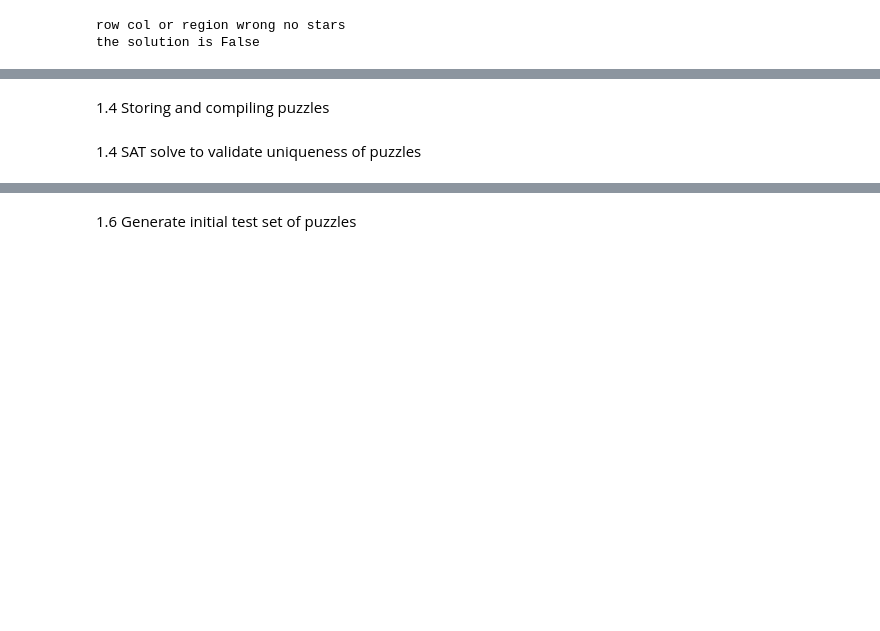
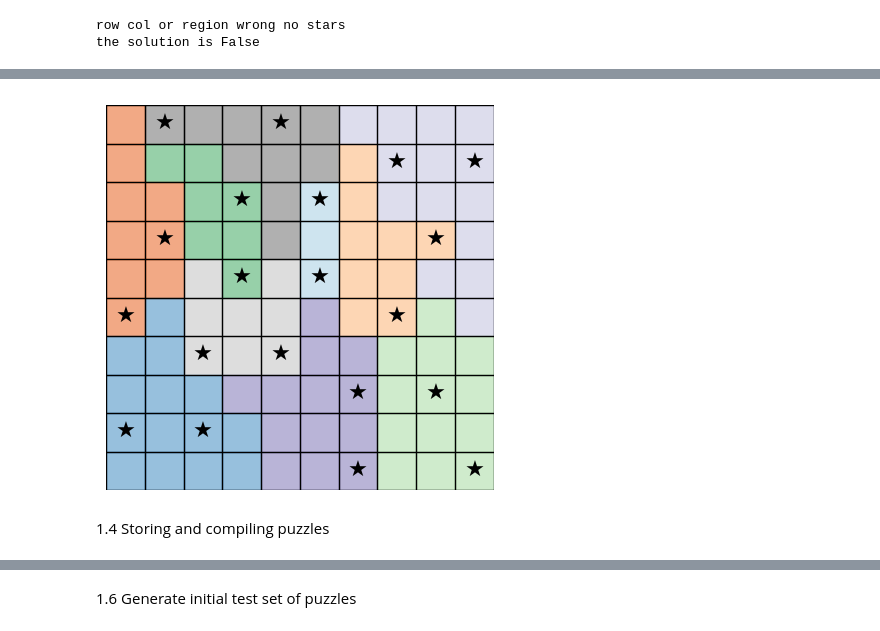
Before and after one commit to smjw/StarBattle, a Jupyter notebook: notebook.ipynb, the cells around one changed output, grey strips where cells are left out. Cells and saved outputs as stored; diff of their text form; code cells hidden in the pictures; blank space fills up the shorter version.

```diff
--- a/notebook.ipynb
+++ b/notebook.ipynb
@@ -628,0 +725,16 @@ examples class
+# %%
+layout1 = layout()
+solution = puzzle_solver(layout1)
+print(solution)
+
+while True:
+    puzzle = layout()
+    solution = puzzle_solver(puzzle)
+    print(solution)
+    if solution is not None:
+        print("\nSolvable layout found!")
+        print("Puzzle layout:")
+        print(puzzle)
+        print("\nSolved puzzle:")
+        print(solution)
+        break  # Exit loop when a solvable layout is found
@@ -629,4 +759,6 @@ examples class
+# %%
+visualize_star_battle(puzzle, solution)
+# %% [output]
+[figure, added]
 # %% [markdown]
 1.4 Storing and compiling puzzles
-# %% [markdown]
-1.4 SAT solve to validate uniqueness of puzzles
```
Also changed, not shown: parts of 30 cells of this notebook, 2 other files.
